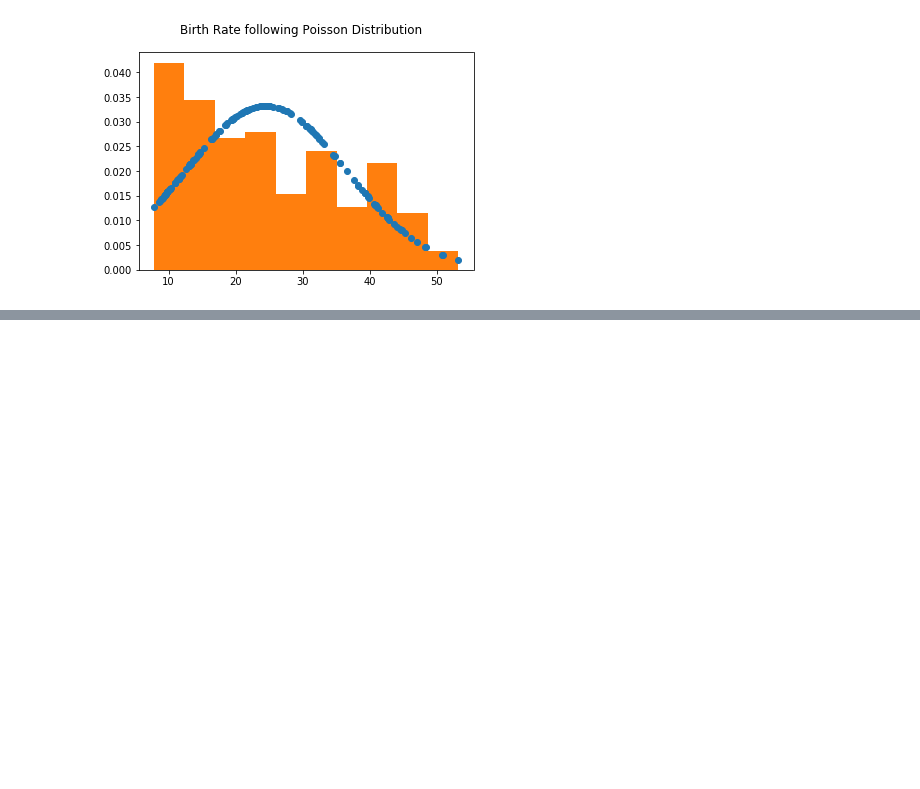
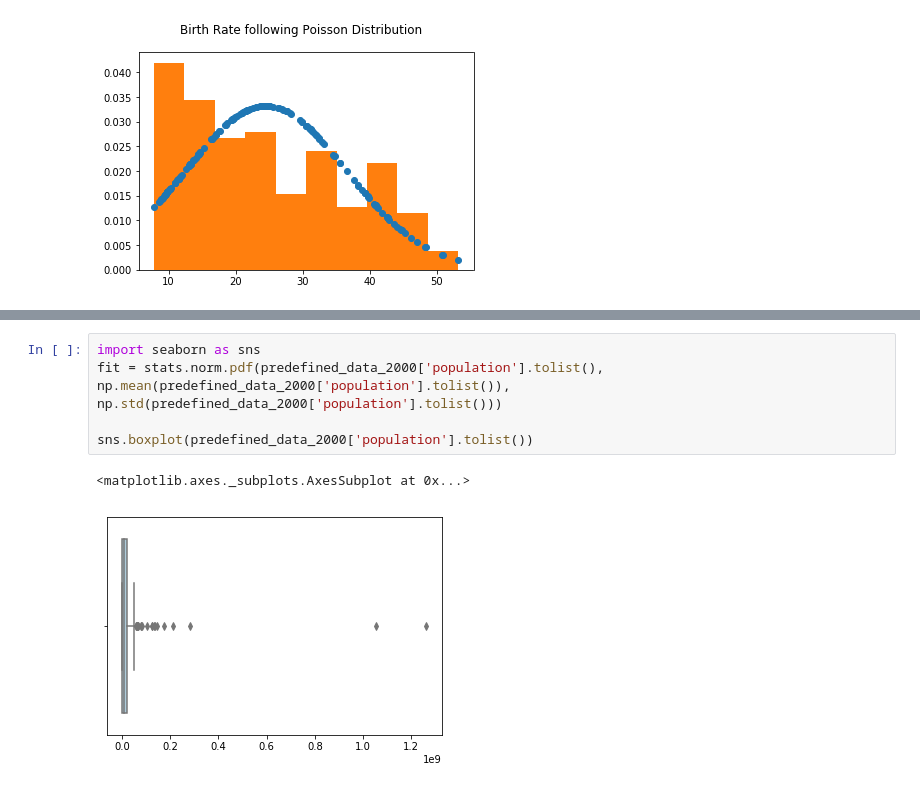
Before and after one commit to shakti230/real-world-phenomenon, a Jupyter notebook: real world phenomenom.ipynb, the cells around one changed output, grey strips where cells are left out. Saved outputs shown, nothing was run; the diff lists cells and outputs as text; blank space fills up the shorter version.

```diff
--- a/real world phenomenom.ipynb
+++ b/real world phenomenom.ipynb
@@ -199,0 +222,8 @@ plt.show()
+# %%
+import seaborn as sns
+fit = stats.norm.pdf(predefined_data_2000['population'].tolist(), np.mean(predefined_data_2000['population'].tolist()), np.std(predefined_data_2000['population'].tolist()))
+
+sns.boxplot(predefined_data_2000['population'].tolist())
+# %% [output]
+<matplotlib.axes._subplots.AxesSubplot at 0x...>
+[figure, added]
```
Also changed, not shown: parts of 44 cells of this notebook.
